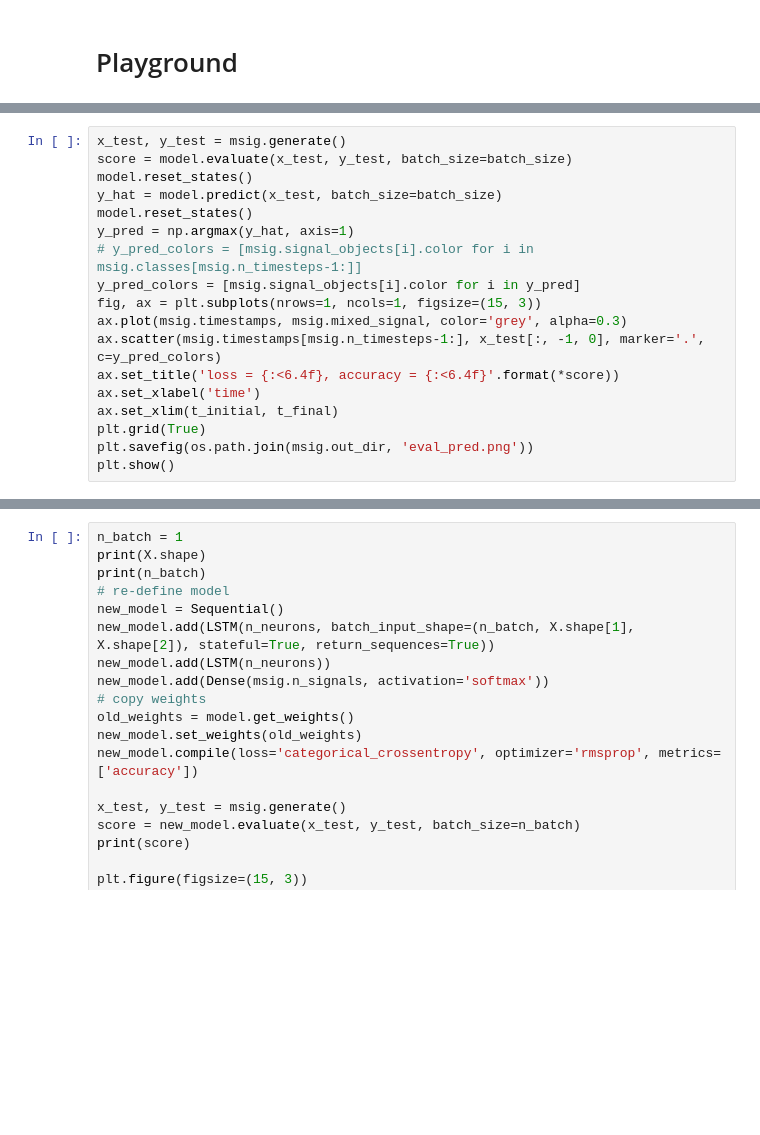
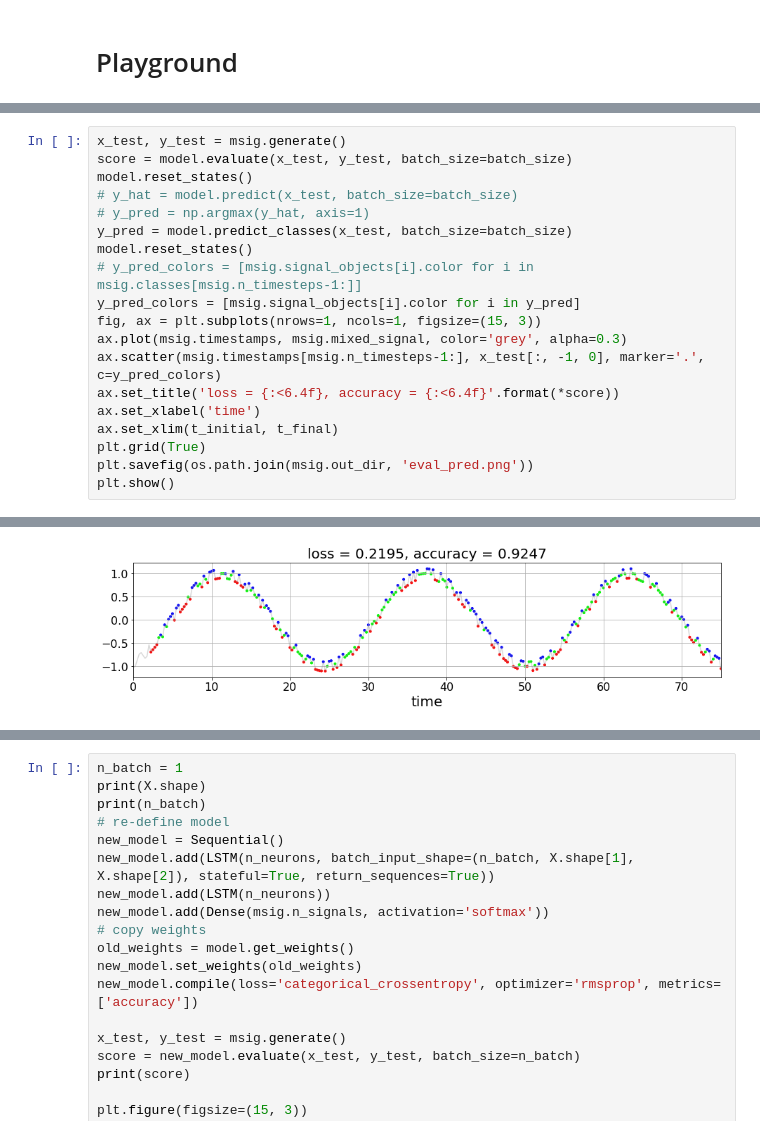
Before and after one commit to WillieMaddox/DiscRimNN, a Jupyter notebook: discrimnn.ipynb, the cells around one changed output, grey strips where cells are left out. Saved outputs shown, nothing was run; the diff lists cells and outputs as text; blank space fills up the shorter version.

```diff
--- a/discrimnn.ipynb
+++ b/discrimnn.ipynb
@@ -316,9 +381,10 @@ plt.show()
 x_test, y_test = msig.generate()
 score = model.evaluate(x_test, y_test, batch_size=batch_size)
 model.reset_states()
-y_hat = model.predict(x_test, batch_size=batch_size)
+# y_hat = model.predict(x_test, batch_size=batch_size)
+# y_pred = np.argmax(y_hat, axis=1)
+y_pred = model.predict_classes(x_test, batch_size=batch_size)
 model.reset_states()
-y_pred = np.argmax(y_hat, axis=1)
 # y_pred_colors = [msig.signal_objects[i].color for i in msig.classes[msig.n_timesteps-1:]]
 y_pred_colors = [msig.signal_objects[i].color for i in y_pred]
 fig, ax = plt.subplots(nrows=1, ncols=1, figsize=(15, 3))
@@ -330,3 +396,4 @@ ax.set_xlim(t_initial, t_final)
 plt.grid(True)
 plt.savefig(os.path.join(msig.out_dir, 'eval_pred.png'))
 plt.show()
+# %% [output]
@@ -333,3 +401,4 @@ plt.show()
+[figure, added]
 # %%
 x_test, y_test = msig.generate()
 print(x_test.shape)
```
Also changed, not shown: parts of 10 cells of this notebook, 1 other file.
